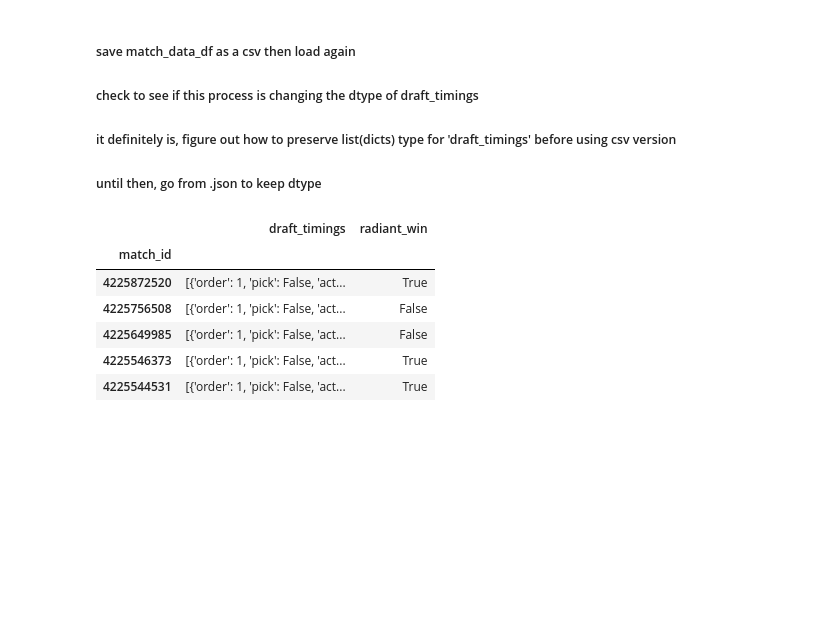
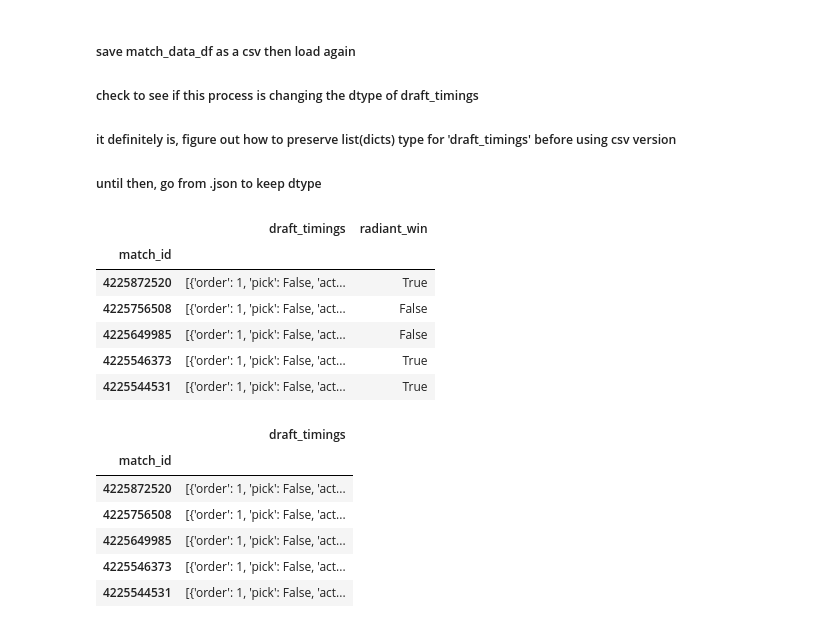
Before and after one commit to CowardlyBattleCat/DotaScience, a Jupyter notebook: DotaScience_EDA.ipynb, the cells around one changed output. Cells and saved outputs as stored; diff of their text form; code cells hidden in the pictures; blank space fills up the shorter version.

Commit message:
Modify EDA notebook with code indexing into 'draft_timings' column. Add DotaScience_model_fitting.ipynb to put code for fitting model.

```diff
--- a/DotaScience_EDA.ipynb
+++ b/DotaScience_EDA.ipynb
@@ -1128,3 +1128,13 @@ match_data_df.head()
 | 4225649985 | [{'order': 1, 'pick': False, 'act... | False |
 | 4225546373 | [{'order': 1, 'pick': False, 'act... | True |
 | 4225544531 | [{'order': 1, 'pick': False, 'act... | True |
+# %%
+match_data_df[['draft_timings']].iloc[:5]
+# %% [output]
+|  | draft_timings |
+| match_id |  |
+| 4225872520 | [{'order': 1, 'pick': False, 'act... |
+| 4225756508 | [{'order': 1, 'pick': False, 'act... |
+| 4225649985 | [{'order': 1, 'pick': False, 'act... |
+| 4225546373 | [{'order': 1, 'pick': False, 'act... |
+| 4225544531 | [{'order': 1, 'pick': False, 'act... |
```
Also changed, not shown: parts of 3 cells of this notebook, 1 other file.
